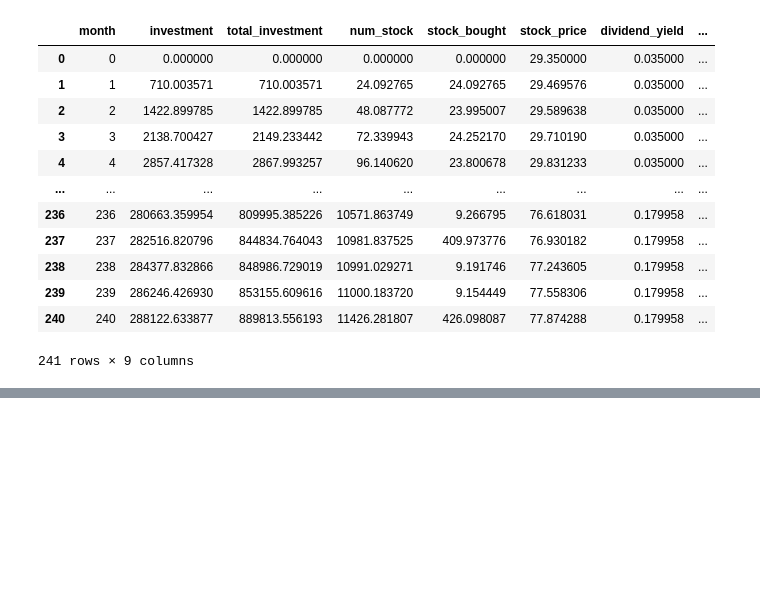
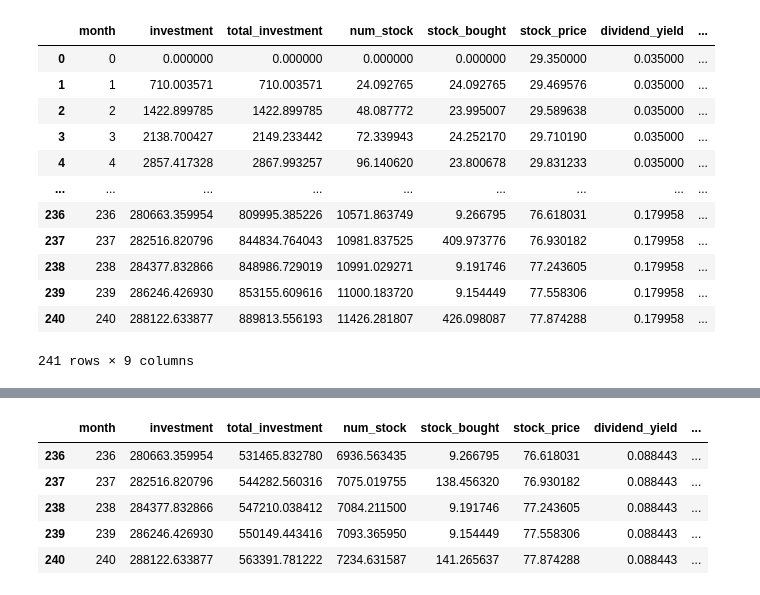
Before and after one commit to youjin2/playground, a Jupyter notebook: finance/dividened_calculator.ipynb, the cells around one changed output, grey strips where cells are left out. Drawn from its saved outputs; the diff is of its cells as text; code cells hidden in the pictures; blank space fills up the shorter version.

```diff
--- a/finance/dividened_calculator.ipynb
+++ b/finance/dividened_calculator.ipynb
@@ -222,0 +297,10 @@ df
+# %%
+# stock growth rate: high & dividend growth rate: low
+df_result[1][0].tail()
+# %% [output]
+|  | month | investment | total_investment | num_stock | stock_bought | stock_price | dividend_yield | ... |
+| 236 | 236 | 280663.359954 | 531465.832780 | 6936.563435 | 9.266795 | 76.618031 | 0.088443 | ... |
+| 237 | 237 | 282516.820796 | 544282.560316 | 7075.019755 | 138.456320 | 76.930182 | 0.088443 | ... |
+| 238 | 238 | 284377.832866 | 547210.038412 | 7084.211500 | 9.191746 | 77.243605 | 0.088443 | ... |
+| 239 | 239 | 286246.426930 | 550149.443416 | 7093.365950 | 9.154449 | 77.558306 | 0.088443 | ... |
+| 240 | 240 | 288122.633877 | 563391.781222 | 7234.631587 | 141.265637 | 77.874288 | 0.088443 | ... |
```
Also changed, not shown: parts of 11 cells of this notebook.
